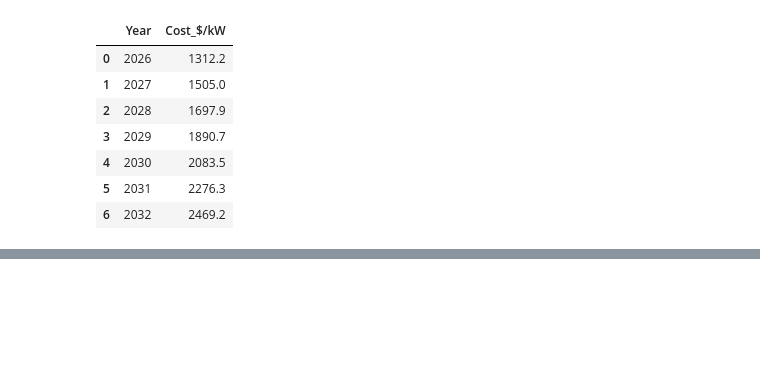
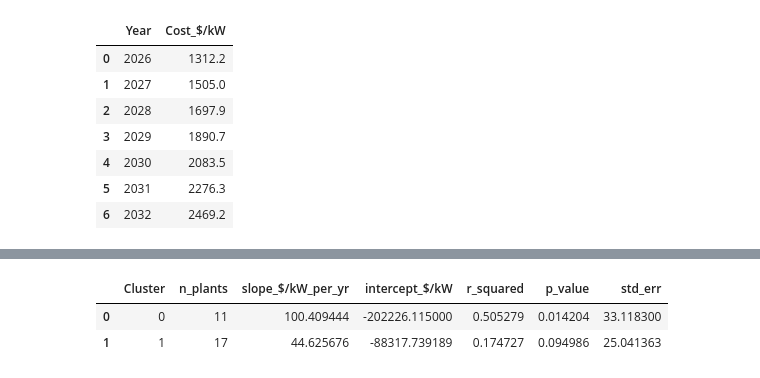
Before and after one commit to RMI/ReEDS-CEPM, a Jupyter notebook: preprocessing/gas_capex_forecast/CCGT_gas_capex.ipynb, the cells around one changed output, grey strips where cells are left out. Cells and saved outputs as stored; diff of their text form; code cells hidden in the pictures; blank space fills up the shorter version.

```diff
--- a/preprocessing/gas_capex_forecast/CCGT_gas_capex.ipynb
+++ b/preprocessing/gas_capex_forecast/CCGT_gas_capex.ipynb
@@ -275,0 +296,21 @@ combined_forecast
+# %%
+# Extract regression statistics per DBSCAN cluster
+stats_rows = []
+for c, grp in df.groupby("Cluster_dbscan"):
+    slope, intercept, r, p, stderr = linregress(grp["Planned / Operating Year"], grp["Cost ($/kW)"])
+    stats_rows.append({
+        "Cluster": c,
+        "n_plants": len(grp),
+        "slope_$/kW_per_yr": slope,
+        "intercept_$/kW": intercept,
+        "r_squared": r**2,
+        "p_value": p,
+        "std_err": stderr,
+    })
+
+regression_stats_dbscan = pd.DataFrame(stats_rows)
+regression_stats_dbscan
+# %% [output]
+|  | Cluster | n_plants | slope_$/kW_per_yr | intercept_$/kW | r_squared | p_value | std_err |
+| 0 | 0 | 11 | 100.409444 | -202226.115000 | 0.505279 | 0.014204 | 33.118300 |
+| 1 | 1 | 17 | 44.625676 | -88317.739189 | 0.174727 | 0.094986 | 25.041363 |
```
Also changed, not shown: parts of 12 cells of this notebook, 5 other files.
